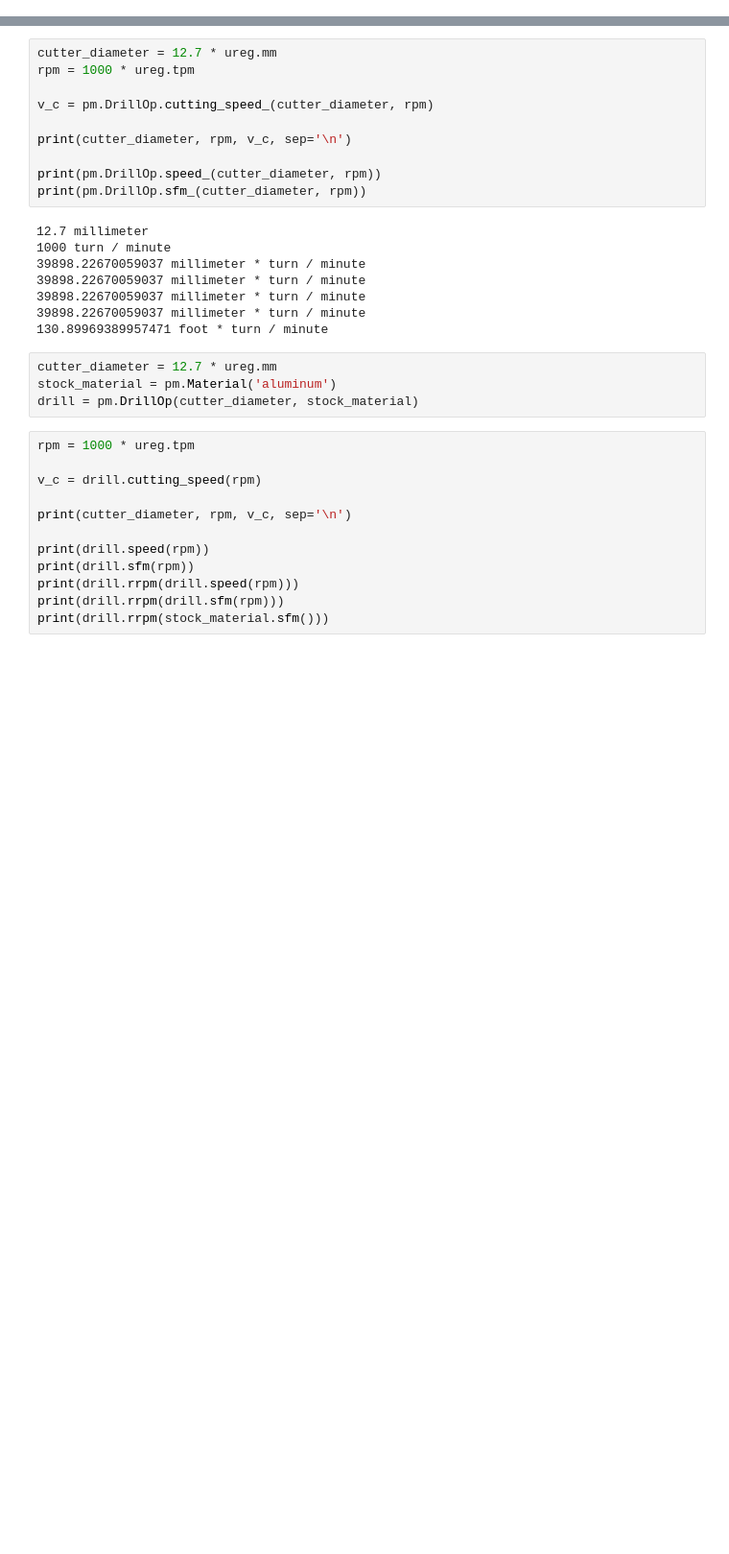
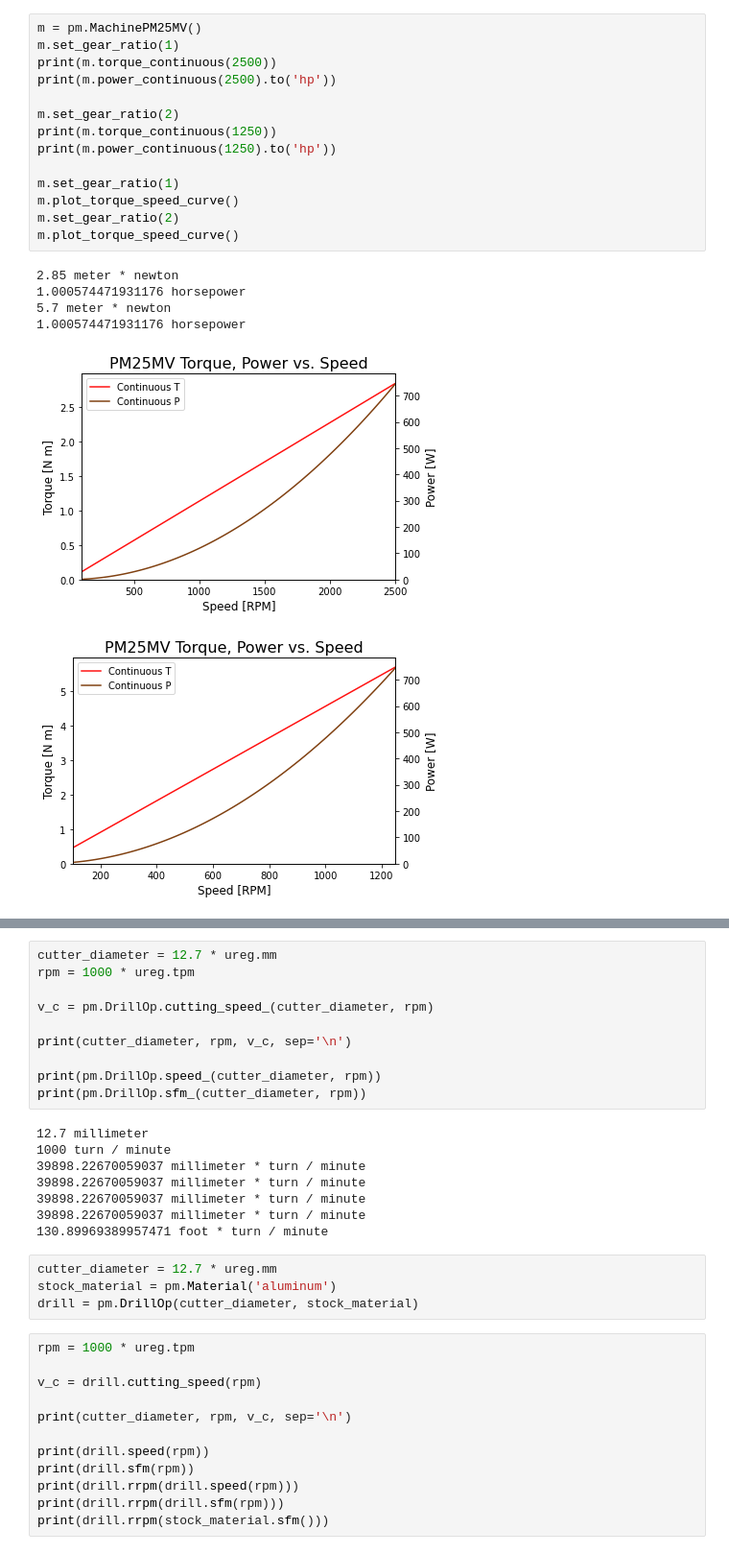
Before and after one commit to kentavv/pymachining, a Jupyter notebook: machining calculations.ipynb, the cells around one changed output, grey strips where cells are left out. Shown at 96% size. Saved outputs shown, nothing was run; the diff lists cells and outputs as text; blank space fills up the shorter version.

```diff
--- a/machining calculations.ipynb
+++ b/machining calculations.ipynb
@@ -65,0 +27,21 @@ pylab.show()
+# %%
+m = pm.MachinePM25MV()
+m.set_gear_ratio(1)
+print(m.torque_continuous(2500))
+print(m.power_continuous(2500).to('hp'))
+
+m.set_gear_ratio(2)
+print(m.torque_continuous(1250))
+print(m.power_continuous(1250).to('hp'))
+
+m.set_gear_ratio(1)
+m.plot_torque_speed_curve()
+m.set_gear_ratio(2)
+m.plot_torque_speed_curve()
+# %% [output]
+2.85 meter * newton
+1.000574471931176 horsepower
+5.7 meter * newton
+1.000574471931176 horsepower
+[figure, added]
+[figure, added]
```
Also changed, not shown: parts of 4 cells of this notebook.
